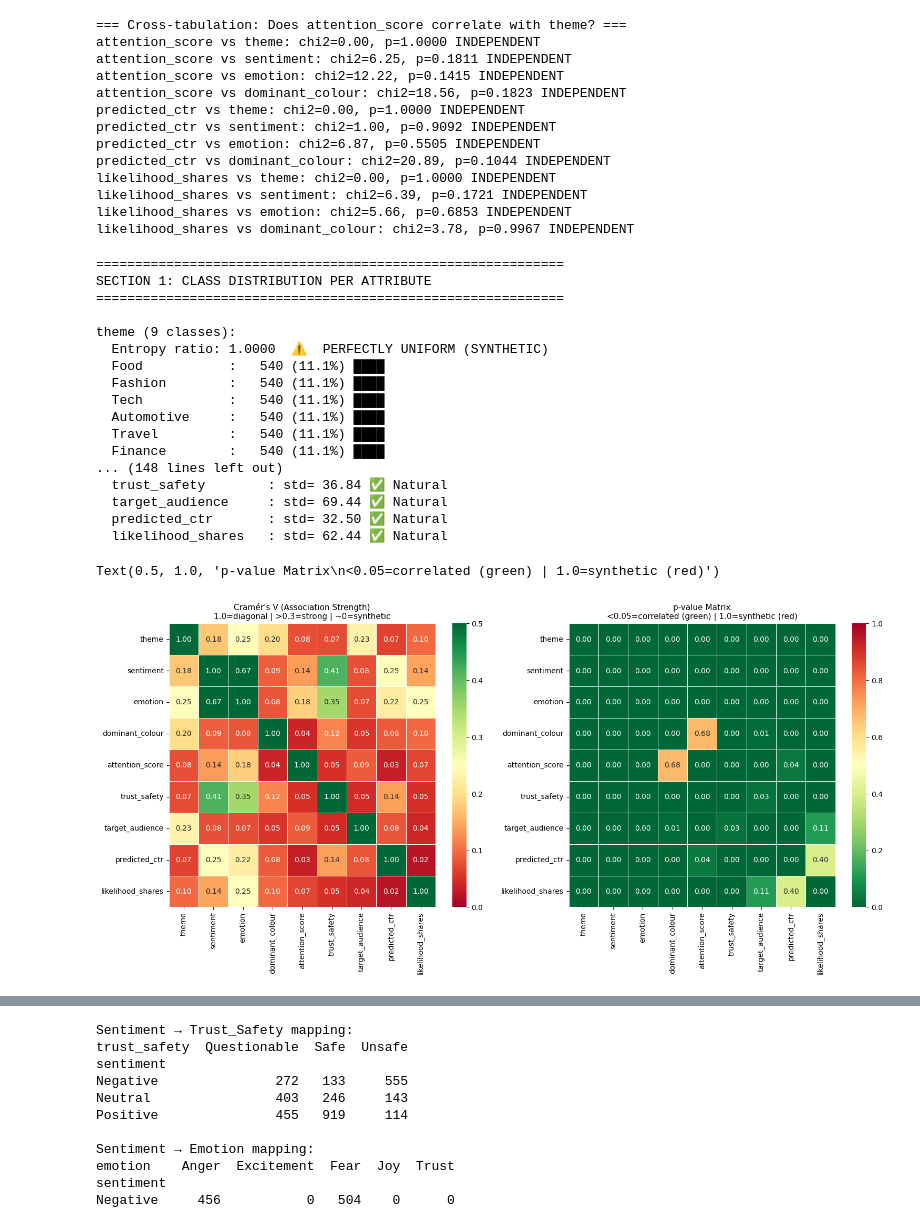
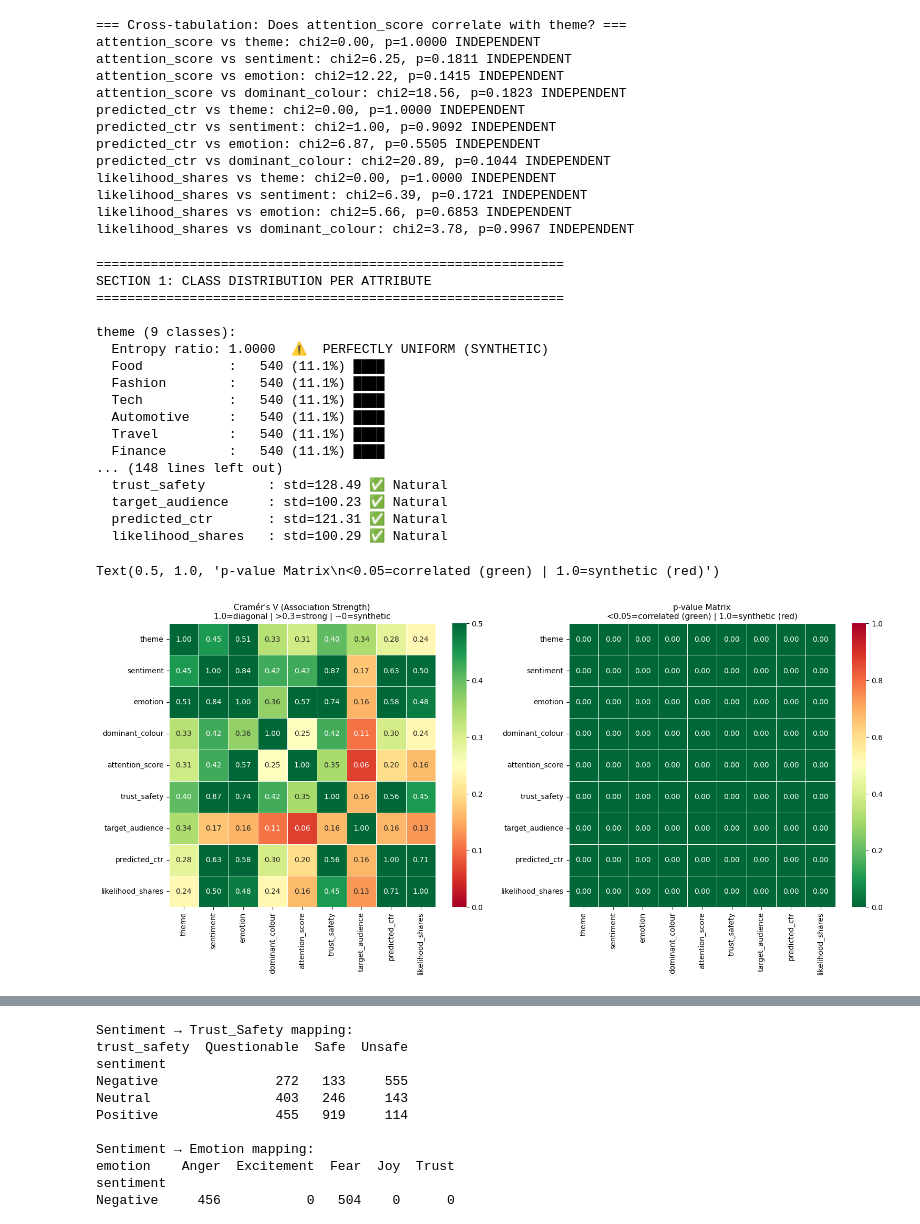
Before and after one commit to root-aj000/multi-model, a Jupyter notebook: notebook/03.ipynb, the cells around one changed output, grey strips where cells are left out. Drawn from its saved outputs; the diff is of its cells as text; code cells hidden in the pictures.

```diff
--- a/notebook/03.ipynb
+++ b/notebook/03.ipynb
@@ -52,7 +52,7 @@ from itertools import combinations
 # %%
 
 
-df = pd.read_csv('/home/aj-000/python_projects/m/02/backup/dataset/train.csv')
+df = pd.read_csv('/home/aj-000/python_projects/m/02/backup/dataset/01.csv')
 
 # Define all label columns
 label_cols = ['theme', 'sentiment', 'emotion', 'dominant_colour',
@@ -234,38 +234,38 @@ axes[0].set_title("Cramér's V (Association Strength)\n1.0=diagonal | >0.3=stron
 pval_arr = pval_matrix.to_numpy(copy=True)
 np.fill_diagonal(pval_arr, 0.0)
 
 sns.heatmap(
     pval_arr.astype(float),
     annot=True, fmt='.2f',
     cmap='RdYlGn_r',
     vmin=0, vmax=1,
     ax=axes[1],
     linewidths=0.5,
     xticklabels=label_cols,  # Restore labels lost during array conversion
     yticklabels=label_cols
 )
 axes[1].set_title("p-value Matrix\n<0.05=correlated (green) | 1.0=synthetic (red)",
                   fontsize=11)
 # %% [output]
 ============================================================
 SECTION 1: CLASS DISTRIBUTION PER ATTRIBUTE
 ============================================================
 
 theme (9 classes):
   Entropy ratio: 1.0000  ⚠️  PERFECTLY UNIFORM (SYNTHETIC)
   Food           :   540 (11.1%) ████
   Fashion        :   540 (11.1%) ████
   Tech           :   540 (11.1%) ████
   Automotive     :   540 (11.1%) ████
   Travel         :   540 (11.1%) ████
   Finance        :   540 (11.1%) ████
 ... (148 lines left out)
-  trust_safety        : std= 36.84 ✅ Natural
-  target_audience     : std= 69.44 ✅ Natural
-  predicted_ctr       : std= 32.50 ✅ Natural
-  likelihood_shares   : std= 62.44 ✅ Natural
+  trust_safety        : std=128.49 ✅ Natural
+  target_audience     : std=100.23 ✅ Natural
+  predicted_ctr       : std=121.31 ✅ Natural
+  likelihood_shares   : std=100.29 ✅ Natural
 Text(0.5, 1.0, 'p-value Matrix\n<0.05=correlated (green) | 1.0=synthetic (red)')
-[figure, old version]
+[figure, new version]
 # %%
 # Run this first to see current state clearly
 import pandas as pd
```
Also changed, not shown: parts of 1 cell of this notebook, 3 other files.
